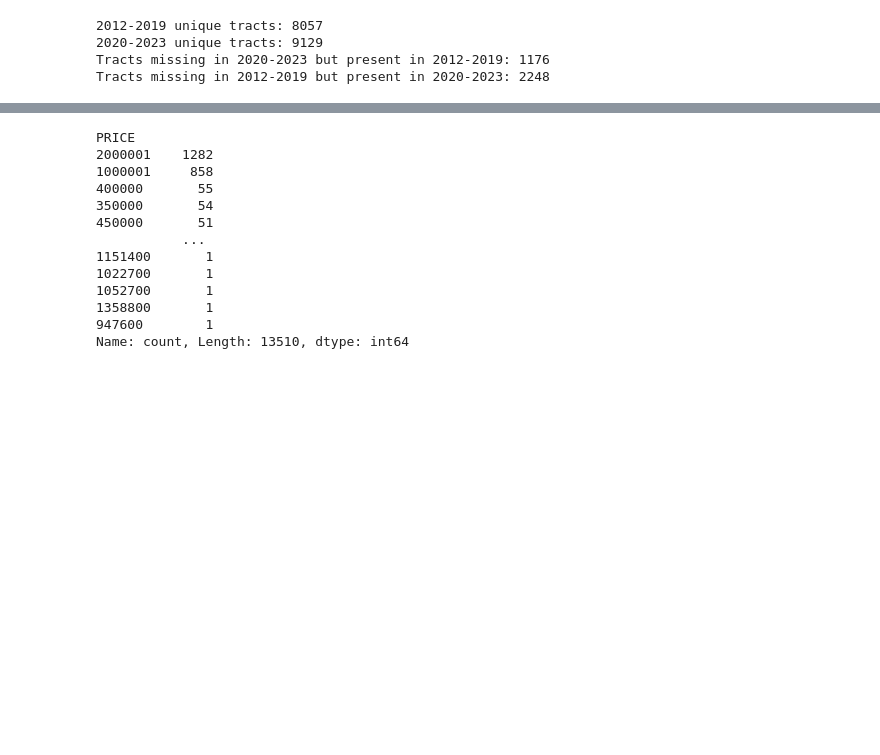
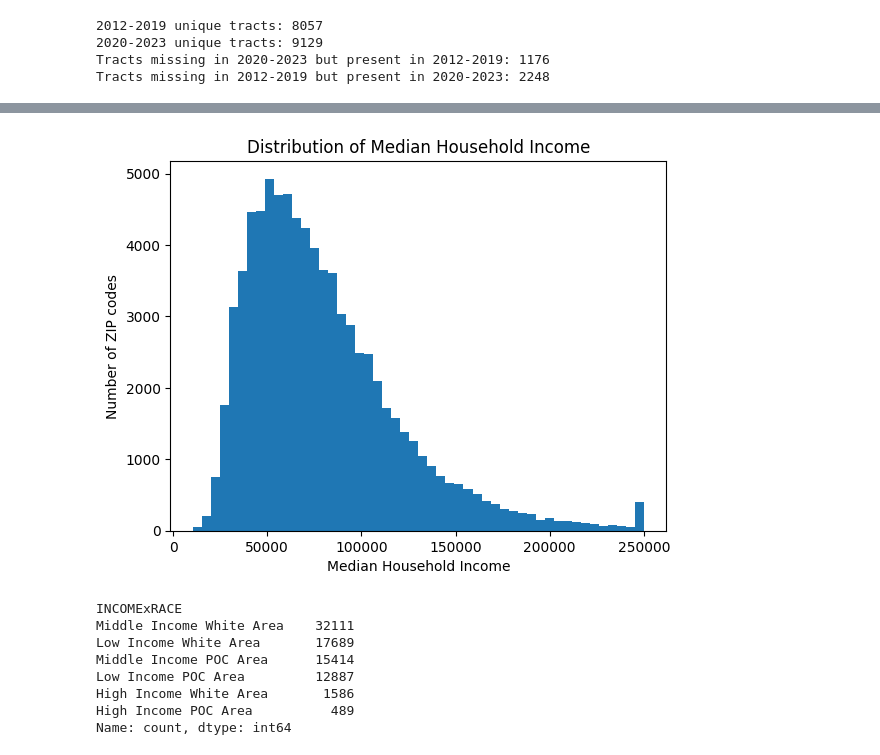
Before and after one commit to CynthiaShiyue/IDS705_MachineLearning_Project, a Jupyter notebook: 10_Data_Clean/11_Demographic_Data.ipynb, the cells around one changed output, grey strips where cells are left out. Cells and saved outputs as stored; diff of their text form; code cells hidden in the pictures; blank space fills up the shorter version.

```diff
--- a/10_Data_Clean/11_Demographic_Data.ipynb
+++ b/10_Data_Clean/11_Demographic_Data.ipynb
@@ -345,19 +326,63 @@ demographic_data = demographic_data.dropna(subset=['PRICE'])
-# %%
-demographic_data["PRICE"].value_counts()
-# %% [output]
-PRICE
-2000001    1282
-1000001     858
-400000       55
-350000       54
-450000       51
-           ...
-1151400       1
-1022700       1
-1052700       1
-1358800       1
-947600        1
-Name: count, Length: 13510, dtype: int64
+# %%
+######################################################################
+# CREATE INCOMExRACE GROUPS
+######################################################################
+
+# Look at distribution of income across households
+demographic_data["Median_Household_Income"] = demographic_data["Median_Household_Income"].astype(float)
+
+
+# Plot histogram
+plt.hist(demographic_data["Median_Household_Income"], bins=50)
+plt.xlabel("Median Household Income")
+plt.ylabel("Number of ZIP codes")
+plt.title("Distribution of Median Household Income")
+plt.show()
+
+# Double check the max income
+demographic_data["Median_Household_Income"].max() # IT'S BEEN CAPPED TO 250K (does not include the ultra wealthy)
+
+# Define California-specific income thresholds
+low_income_threshold = 61000   # Below $61k = Low Income
+high_income_threshold = 184000 # Above $184k = High Income
+
+# Function to assign demographic bucket
+def assign_demographic_bucket(row):
+    white_pct = row['White_Portion']
+    income = row['Median_Household_Income']
+
+    # Race dominance
+    if white_pct >= 51: # Majority (%)
+        race_group = 'White'
+    else:
+        race_group = 'POC'
+
+    # Income level
+    if income < low_income_threshold:
+        income_group = 'Low Income'
+    elif income <= high_income_threshold:
+        income_group = 'Middle Income'
+    else:
+        income_group = 'High Income'
+
+    # Combine into final bucket
+    return f"{income_group} {race_group} Area"
+
+# Apply to your dataframe
+demographic_data['INCOMExRACE'] = demographic_data.apply(assign_demographic_bucket, axis=1)
+
+# Quick check: how many areas per bucket
+print(demographic_data['INCOMExRACE'].value_counts())
+# %% [output]
+[figure, added]
+INCOMExRACE
+Middle Income White Area    32111
+Low Income White Area       17689
+Middle Income POC Area      15414
+Low Income POC Area         12887
+High Income White Area       1586
+High Income POC Area          489
+Name: count, dtype: int64
 # %%
 ######################################################################
 # KEEP ONLY USEFUL CLASSES
```
Also changed, not shown: parts of 12 cells of this notebook, 13 other files.
